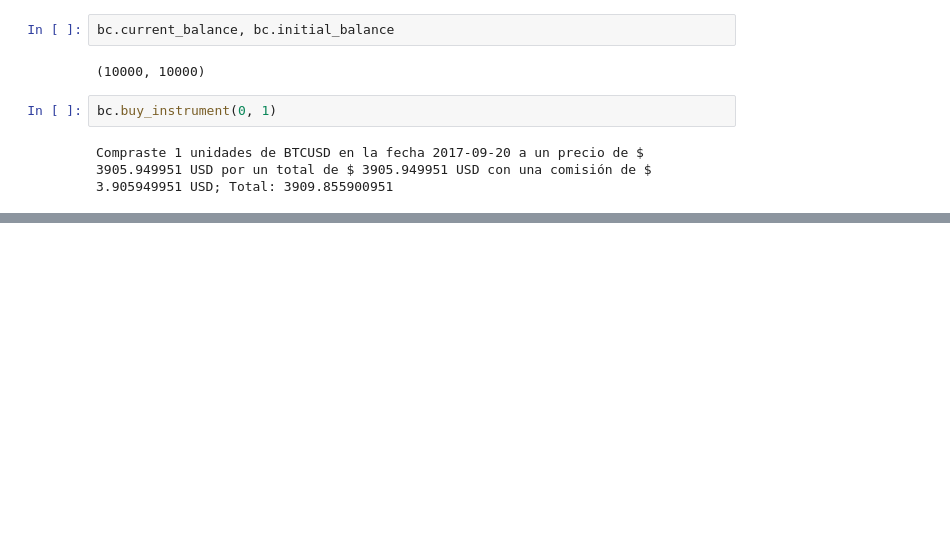
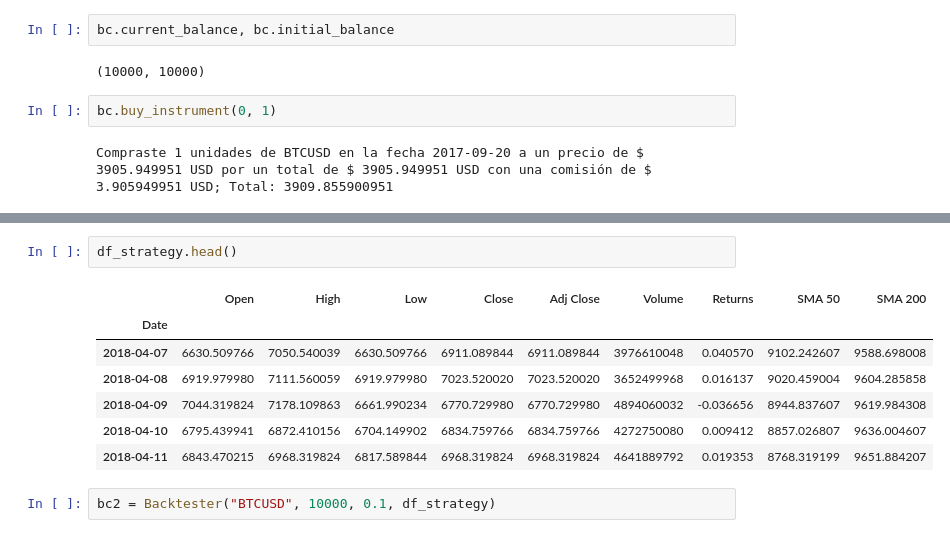
Before and after one commit to quantcore/python-backtester, a Jupyter notebook: backtester.ipynb, the cells around one changed output, grey strips where cells are left out. Cells and saved outputs as stored; diff of their text form; blank space fills up the shorter version.

```diff
--- a/backtester.ipynb
+++ b/backtester.ipynb
@@ -89,0 +166,12 @@ bc.current_balance, bc.initial_balance
+# %%
+df_strategy.head()
+# %% [output]
+|  | Open | High | Low | Close | Adj Close | Volume | Returns | SMA 50 | SMA 200 |
+| Date |  |  |  |  |  |  |  |  |  |
+| 2018-04-07 | 6630.509766 | 7050.540039 | 6630.509766 | 6911.089844 | 6911.089844 | 3976610048 | 0.040570 | 9102.242607 | 9588.698008 |
+| 2018-04-08 | 6919.979980 | 7111.560059 | 6919.979980 | 7023.520020 | 7023.520020 | 3652499968 | 0.016137 | 9020.459004 | 9604.285858 |
+| 2018-04-09 | 7044.319824 | 7178.109863 | 6661.990234 | 6770.729980 | 6770.729980 | 4894060032 | -0.036656 | 8944.837607 | 9619.984308 |
+| 2018-04-10 | 6795.439941 | 6872.410156 | 6704.149902 | 6834.759766 | 6834.759766 | 4272750080 | 0.009412 | 8857.026807 | 9636.004607 |
+| 2018-04-11 | 6843.470215 | 6968.319824 | 6817.589844 | 6968.319824 | 6968.319824 | 4641889792 | 0.019353 | 8768.319199 | 9651.884207 |
+# %%
+bc2 = Backtester("BTCUSD", 10000, 0.1, df_strategy)
```
Also changed, not shown: parts of 18 cells of this notebook.
